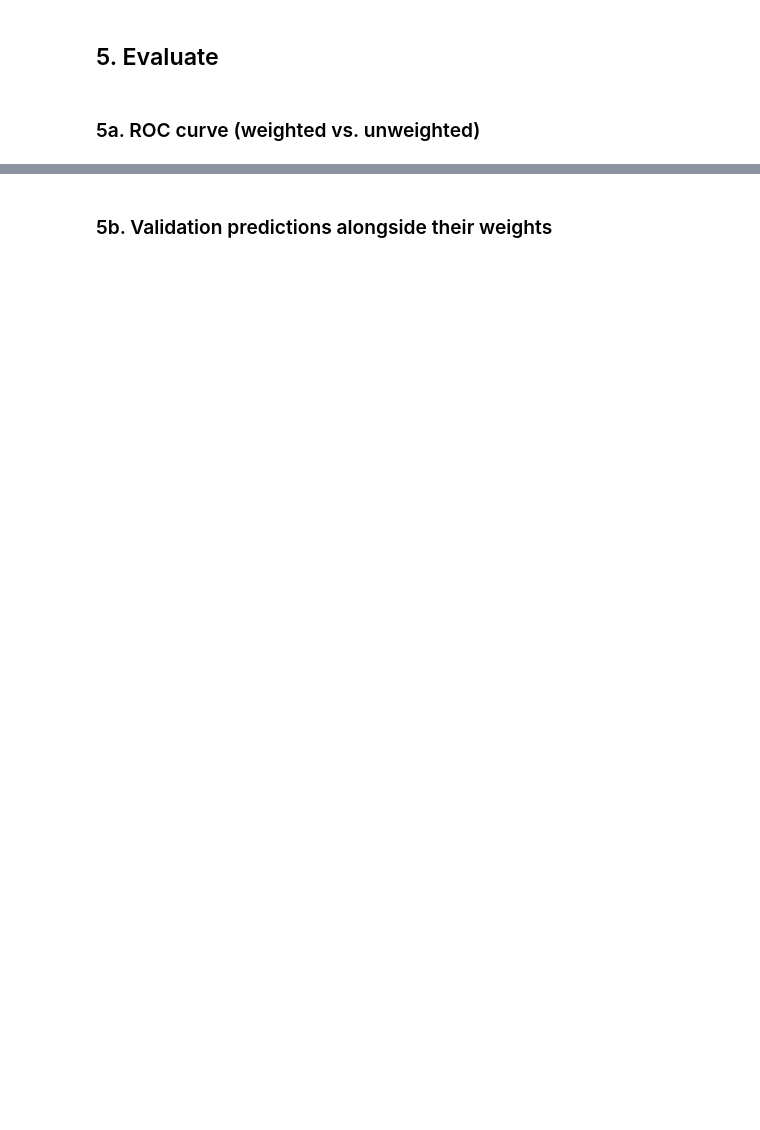
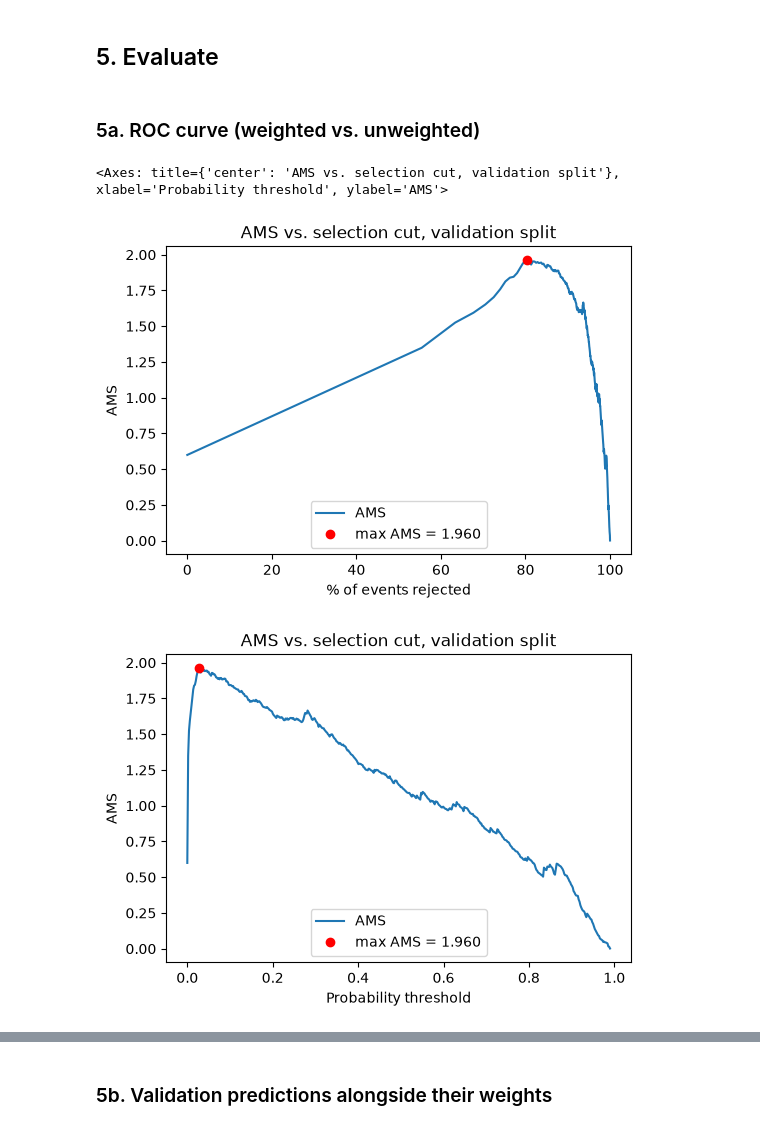
Before and after one commit to EmersonCarm/higgs-boson-signal-classification, a Jupyter notebook: higgs_lightgbm.ipynb, the cells around one changed output, grey strips where cells are left out. Drawn from its saved outputs; the diff is of its cells as text; code cells hidden in the pictures; blank space fills up the shorter version.

```diff
--- a/higgs_lightgbm.ipynb
+++ b/higgs_lightgbm.ipynb
@@ -54,6 +102,27 @@ model, thr, val = train_lgbm(train_df)
 ## 5. Evaluate
 # %% [markdown]
 ### 5a. ROC curve (weighted vs. unweighted)
+# %%
+
+plot_ams_curve(val, x="rejected")    # like the paper's Fig. 10 (% of events rejected)
+plot_ams_curve(val, x="threshold")   # like the paper's Fig. 7b (probability cutoff)
+
+# Compare models trained on derived (DER) and primitive (PRI) feature families.
+ams_by_group = {}
+for feature_group in ("DER", "PRI"):
+    _, _, ams_by_group[feature_group] = train_lgbm(
+        train_df, feature_group=feature_group
+    )
+
+fig, ax = plt.subplots(figsize=(6, 4))
+for feature_group, group_val in ams_by_group.items():
+    plot_ams_curve(group_val, x="rejected", ax=ax, label=f"{feature_group}-only")
+ax.set_title("AMS by feature family, validation split")
+plt.show()
+# %% [output]
+<Axes: title={'center': 'AMS vs. selection cut, validation split'}, xlabel='Probability threshold', ylabel='AMS'>
+[figure, added]
+[figure, added]
 # %%
 ax = plot_roc(val, weighted=True)
 plot_roc(val, weighted=False, ax=ax)
```
Also changed, not shown: parts of 9 cells of this notebook, 2 other files.
